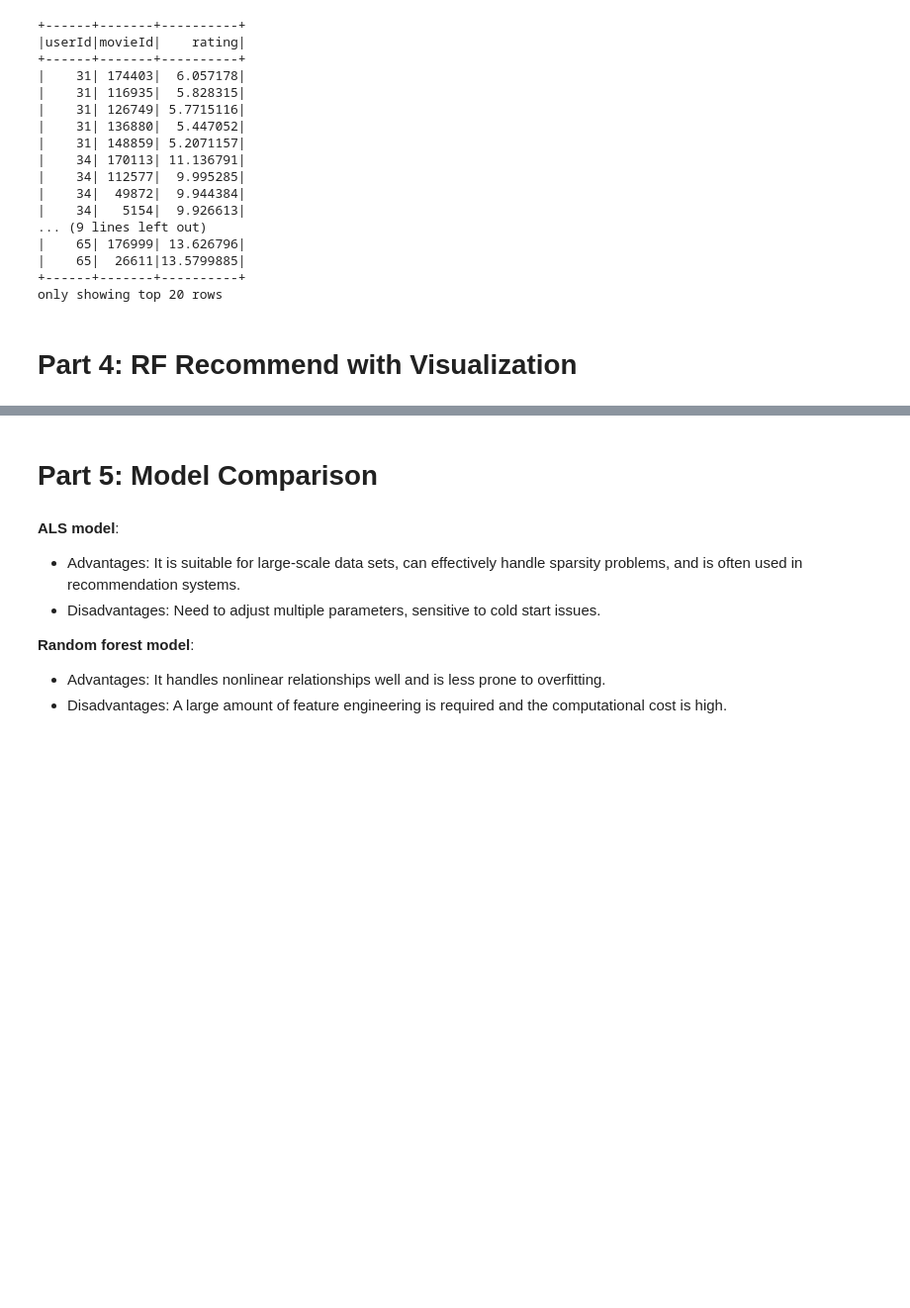
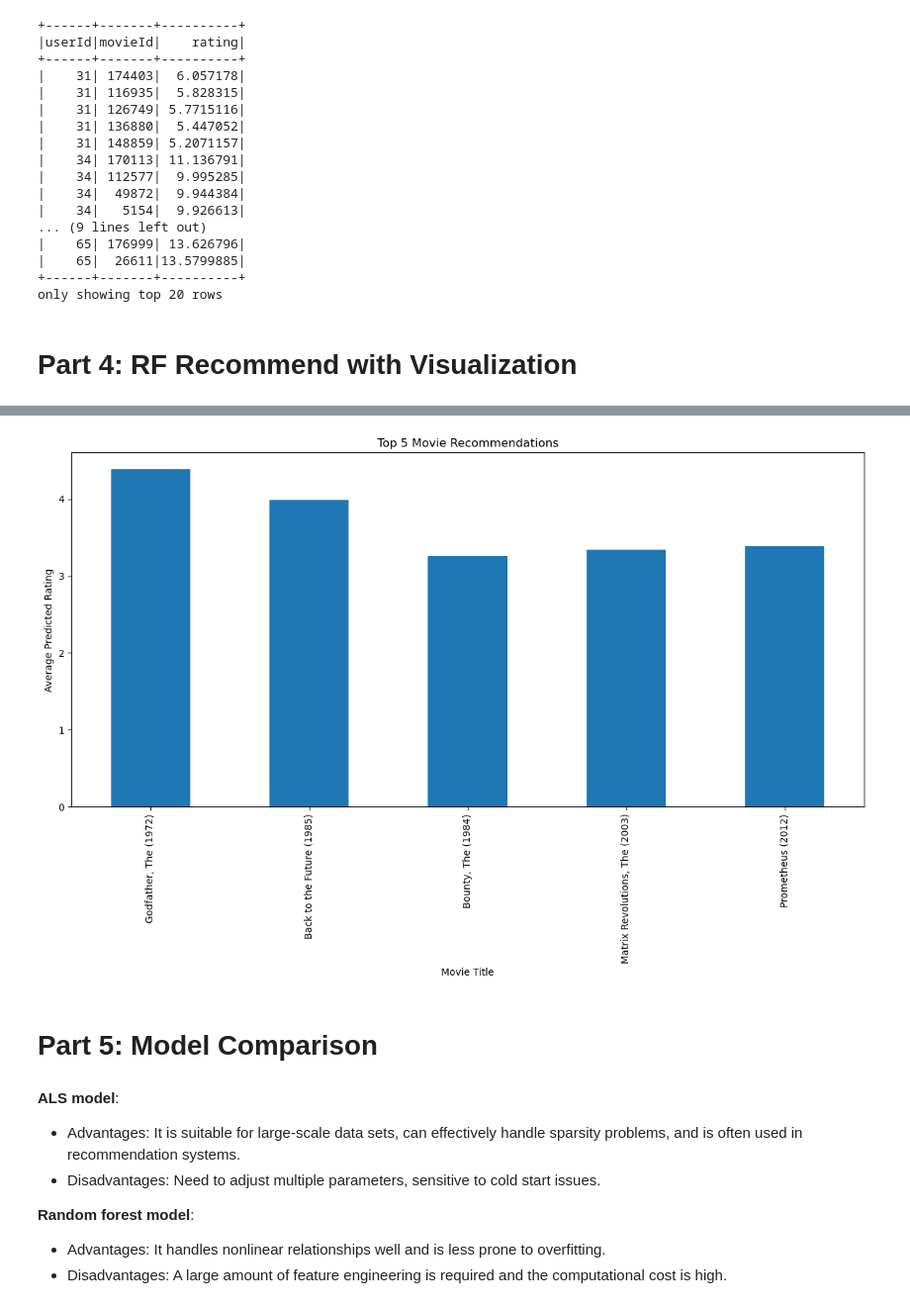
Before and after one commit to Data-Insignt/CineSpark-Insights, a Jupyter notebook: experiment.ipynb, the cells around one changed output, grey strips where cells are left out. Shown at 99% size. Saved outputs shown, nothing was run; the diff lists cells and outputs as text; code cells hidden in the pictures; blank space fills up the shorter version.

```diff
--- a/experiment.ipynb
+++ b/experiment.ipynb
@@ -19,12 +18,9 @@ from pyspark.sql.functions import col, collect_list, split, explode, avg, udf, e
 # %% [markdown]
 # Part 1: Init Spark Session with Ratings
 # %%
-def init_spark_session_with_ratings(filename):
+def init_spark_session_with_ratings():
     """
     Reads the ratings file and returns the SparkSession and DataFrame created from the file.
-
-    Args:
-    filename (str): The path to the ratings file.
 
     Returns:
     SparkSession, DataFrame: The Spark session and the DataFrame created from the ratings file.
@@ -36,7 +32,7 @@ def init_spark_session_with_ratings(filename):
         .config("spark.executor.memory", "8g") \
         .config("spark.executor.cores", "4") \
         .config("spark.executor.instances", "4") \
-        .config("spark.driver.memory", "8G") \
+        .config("spark.driver.memory", "16G") \
         .getOrCreate()
 
     ratings_df = spark.read.csv("dataset/ratings.csv", header=True, inferSchema=True)
@@ -46,5 +42,5 @@ def init_spark_session_with_ratings(filename):
     return spark, ratings_df
 
 
-spark, ratings_df = init_spark_session_with_ratings("dataset/ratings.csv")
+spark, ratings_df = init_spark_session_with_ratings()
 # %% [output]
@@ -254,7 +285,7 @@ Best RMSE: inf
 # %% [markdown]
 ## 3.2 ALS Recommend With Optimal Parameters
 # %%
-def als_recommend_best(spark, ratings_df):
+def als_recommend_best(ratings_df):
     """
     Performs movie recommendations using the ALS (Alternating Least Squares) model with optimal parameters.
 
@@ -271,7 +302,8 @@ def als_recommend_best(spark, ratings_df):
     mae_evaluator = RegressionEvaluator(metricName="mae", labelCol="rating", predictionCol="prediction")
 
     # Create an ALS model
-    als = ALS(rank=10, maxIter=10, regParam=0.01, userCol="userId", itemCol="movieId", ratingCol="rating", coldStartStrategy="drop")
+    als = ALS(rank=10, maxIter=10, regParam=0.01, userCol="userId", itemCol="movieId", ratingCol="rating",
+              coldStartStrategy="drop")
 
     # Fit ALS model on training data
     model = als.fit(training)
@@ -290,7 +322,7 @@ def als_recommend_best(spark, ratings_df):
     return recommendations
 
 
-recommendations = als_recommend_best(spark, ratings_df)
+recommendations = als_recommend_best(ratings_df)
 # %% [output]
 23/11/30 07:46:42 WARN InstanceBuilder: Failed to load implementation from:dev.ludovic.netlib.lapack.JNILAPACK
 Root Mean Square Error (RMSE): 0.8072171300756796
@@ -587,0 +580,28 @@ EOFError
+# %%
+def rf_recommend_visualization(predictions_df):
+    top_predictions = predictions_df. \
+        groupBy('movieId').agg({'prediction': 'avg'}). \
+        withColumnRenamed('avg(prediction)', 'average_rating').limit(5)
+
+    # Join with the movies dataframe to get movie titles
+    movies_df = spark.read.csv("dataset/movies.csv", header=True, inferSchema=True)  # Load movies data
+    top_movies_with_titles = top_predictions.join(movies_df, 'movieId').select('title',
+                                                                               'average_rating')  # Use 'average_rating' here
+
+    # Convert to pandas dataframe for visualization
+    top_movies_pd = top_movies_with_titles.toPandas()
+    top_movies_pd.set_index('title', inplace=True)
+
+    # Plot
+    plt.figure(figsize=(12, 8))
+    top_movies_pd['average_rating'].plot(kind='bar')  # Use 'average_rating' here
+    plt.xlabel('Movie Title')
+    plt.ylabel('Average Predicted Rating')  # Update the ylabel
+    plt.title('Top 5 Movie Recommendations')
+    plt.tight_layout()
+    plt.show()
+    plt.close()
+
+
+rf_recommend_visualization(predictions_df)
+# %% [output]
@@ -588,3 +625,4 @@ EOFError
+[figure, added]
 # %% [markdown]
 # Part 5: Model Comparison
 # %% [markdown]
```
Also changed, not shown: parts of 9 cells of this notebook, 33 other files.
